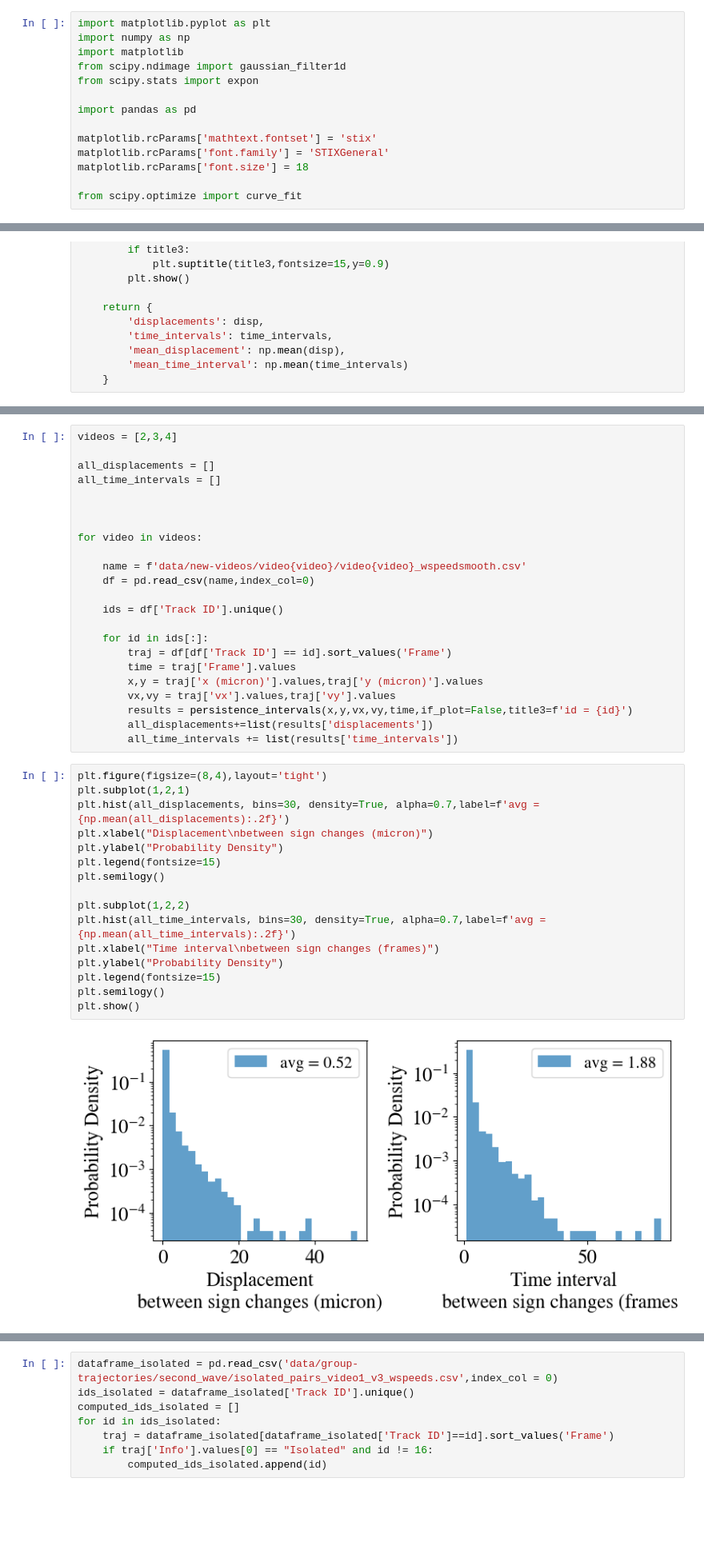
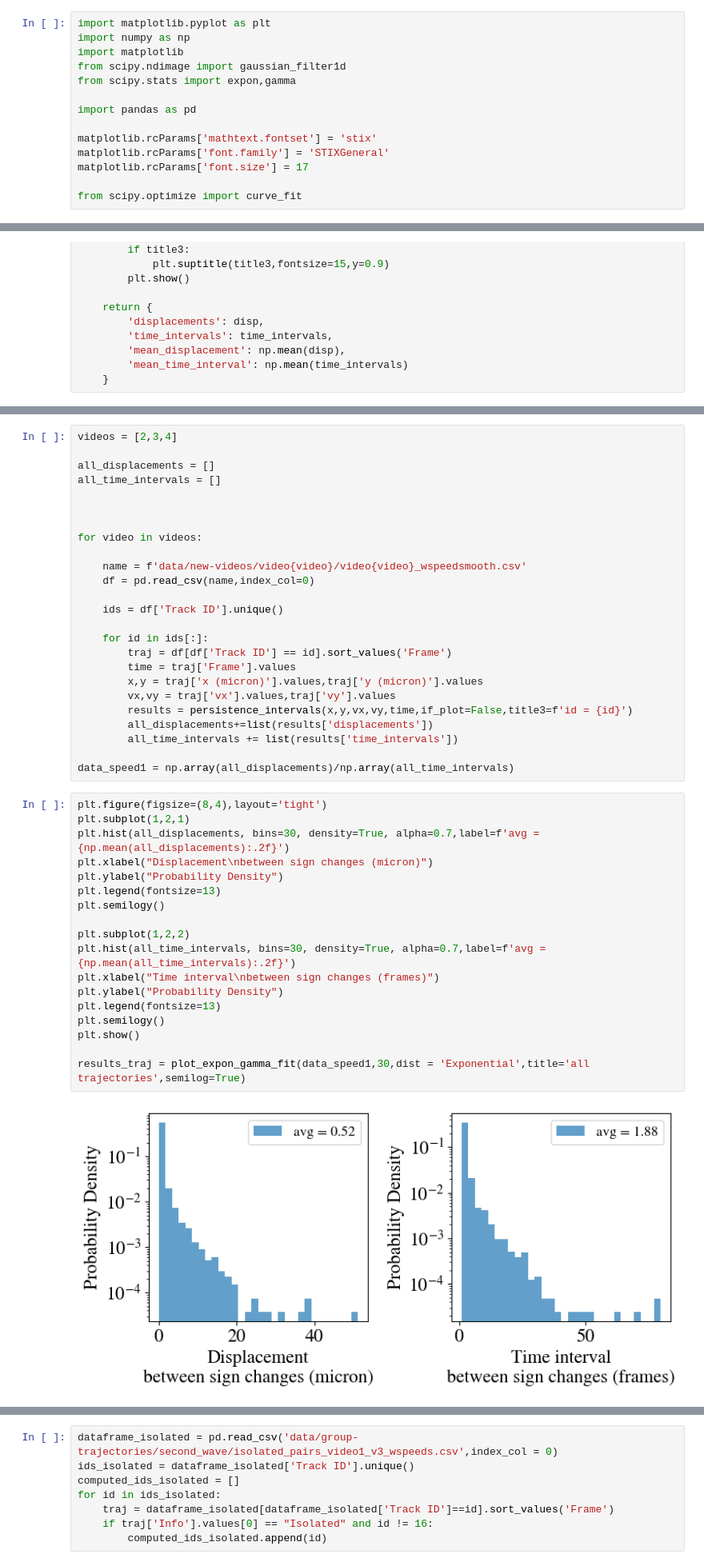
Before and after one commit to jannesantana/bacteria, a Jupyter notebook: persistency_length_time.ipynb, the cells around one changed output, grey strips where cells are left out. Shown: that part at 80% size. Cells and saved outputs as stored; diff of their text form; blank space fills up the shorter version.

```diff
--- a/persistency_length_time.ipynb
+++ b/persistency_length_time.ipynb
@@ -3,13 +3,13 @@ import matplotlib.pyplot as plt
 import numpy as np
 import matplotlib
 from scipy.ndimage import gaussian_filter1d
-from scipy.stats import expon
+from scipy.stats import expon,gamma
 
 import pandas as pd
 
 matplotlib.rcParams['mathtext.fontset'] = 'stix'
 matplotlib.rcParams['font.family'] = 'STIXGeneral'
-matplotlib.rcParams['font.size'] = 18
+matplotlib.rcParams['font.size'] = 17
 
 from scipy.optimize import curve_fit
 # %%
@@ -260,21 +386,25 @@ for video in videos:
         results = persistence_intervals(x,y,vx,vy,time,if_plot=False,title3=f'id = {id}')
         all_displacements+=list(results['displacements'])
         all_time_intervals += list(results['time_intervals'])
+
+data_speed1 = np.array(all_displacements)/np.array(all_time_intervals)
 # %%
 plt.figure(figsize=(8,4),layout='tight')
 plt.subplot(1,2,1)
 plt.hist(all_displacements, bins=30, density=True, alpha=0.7,label=f'avg = {np.mean(all_displacements):.2f}')
 plt.xlabel("Displacement\nbetween sign changes (micron)")
 plt.ylabel("Probability Density")
-plt.legend(fontsize=15)
+plt.legend(fontsize=13)
 plt.semilogy()
 
 plt.subplot(1,2,2)
 plt.hist(all_time_intervals, bins=30, density=True, alpha=0.7,label=f'avg = {np.mean(all_time_intervals):.2f}')
 plt.xlabel("Time interval\nbetween sign changes (frames)")
 plt.ylabel("Probability Density")
-plt.legend(fontsize=15)
+plt.legend(fontsize=13)
 plt.semilogy()
 plt.show()
+
+results_traj = plot_expon_gamma_fit(data_speed1,30,dist = 'Exponential',title='all trajectories',semilog=True)
 # %% [output]
-[figure, old version]
+[figure, new version]
```
Also changed, not shown: parts of 4 cells of this notebook, 6 other files.
